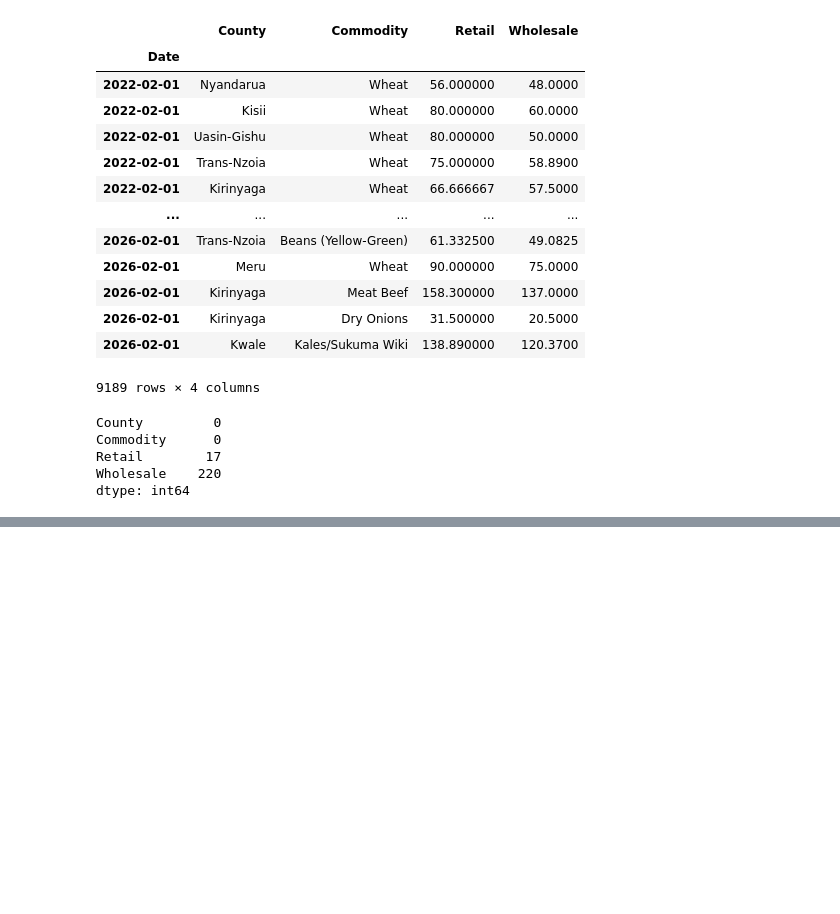
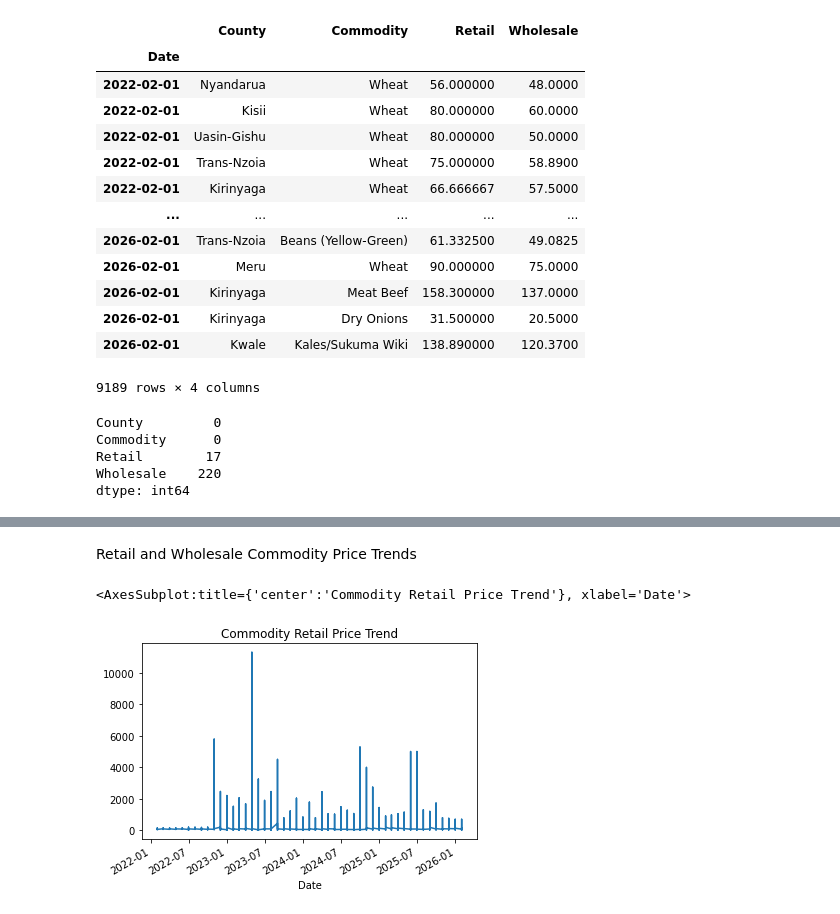
Before and after one commit to Victor-Mufasa/Agricultural-Commodity-Price-Forecasting, a Jupyter notebook: notebook/charity.ipynb, the cells around one changed output, grey strips where cells are left out. Saved outputs shown, nothing was run; the diff lists cells and outputs as text; code cells hidden in the pictures; blank space fills up the shorter version.

Commit message:
Added some visualizations

```diff
--- a/notebook/charity.ipynb
+++ b/notebook/charity.ipynb
@@ -237,0 +238,7 @@ plt.show()
+# %% [markdown]
+Retail and Wholesale Commodity Price Trends
+# %%
+df_complete['Retail'].plot(title='Commodity Retail Price Trend')
+# %% [output]
+<AxesSubplot:title={'center':'Commodity Retail Price Trend'}, xlabel='Date'>
+[figure, added]
```
Also changed, not shown: parts of 7 cells of this notebook.
